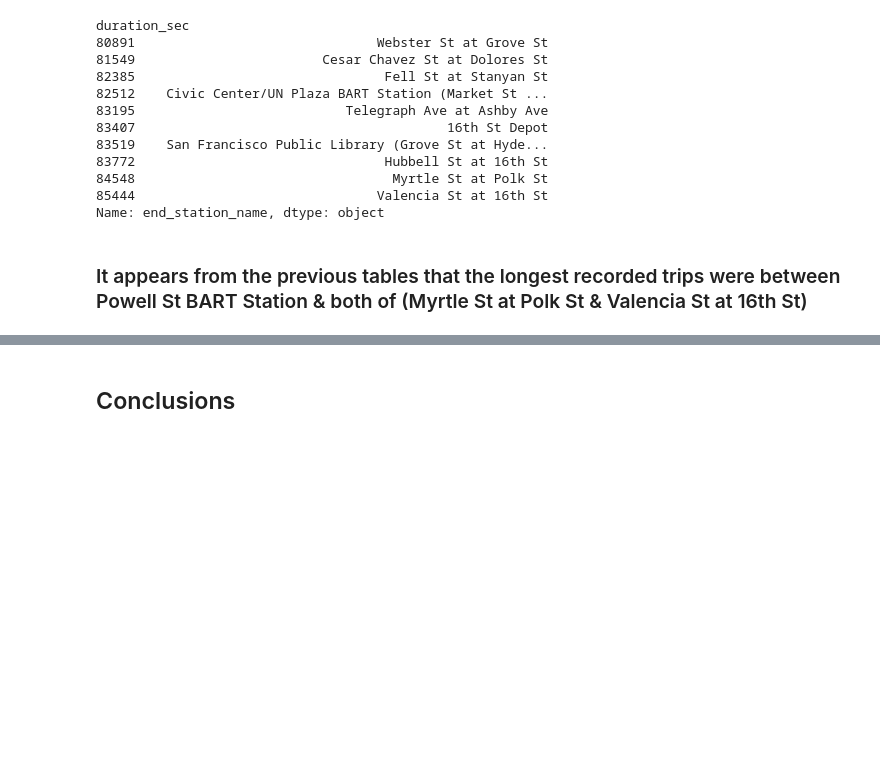
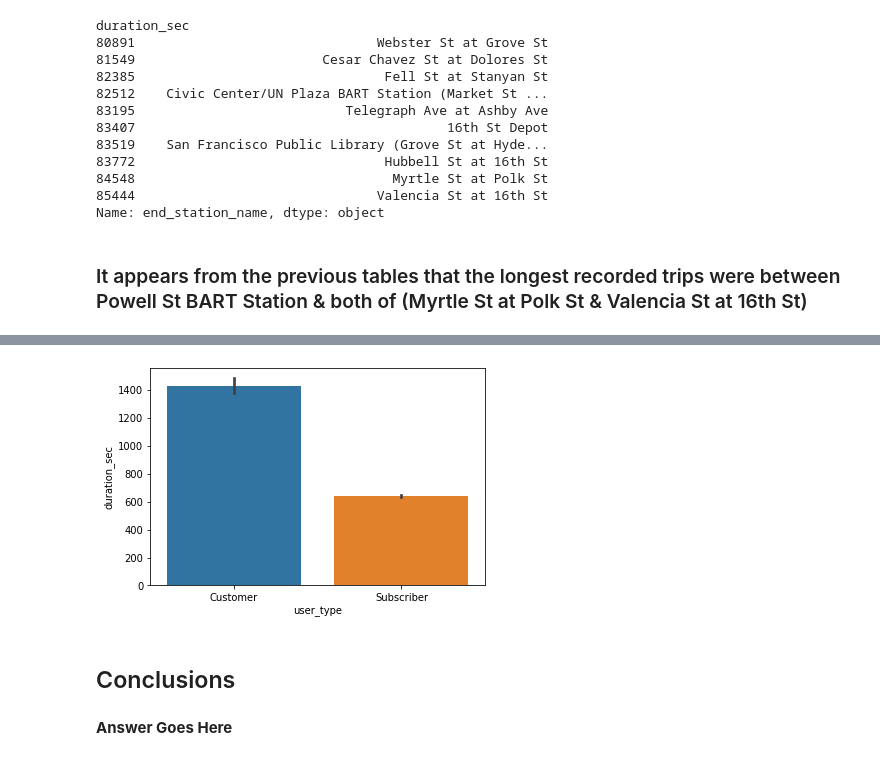
Before and after one commit to Ashmaawyy/Ford-Go-Bike-Data-Explanatory-Analysis, a Jupyter notebook: Exploratory Analysis.ipynb, the cells around one changed output, grey strips where cells are left out. Saved outputs shown, nothing was run; the diff lists cells and outputs as text; code cells hidden in the pictures; blank space fills up the shorter version.

```diff
--- a/Exploratory Analysis.ipynb
+++ b/Exploratory Analysis.ipynb
@@ -212,3 +221,9 @@ dtype: object
+# %%
+sns.barplot(data = ford_data, x = 'user_type', y = 'duration_sec');
+# %% [output]
+[figure, added]
 # %% [markdown]
 <a id='conclusions'></a>
 ## Conclusions
+# %% [markdown]
+**Answer Goes Here**
```
Also changed, not shown: parts of 10 cells of this notebook.
